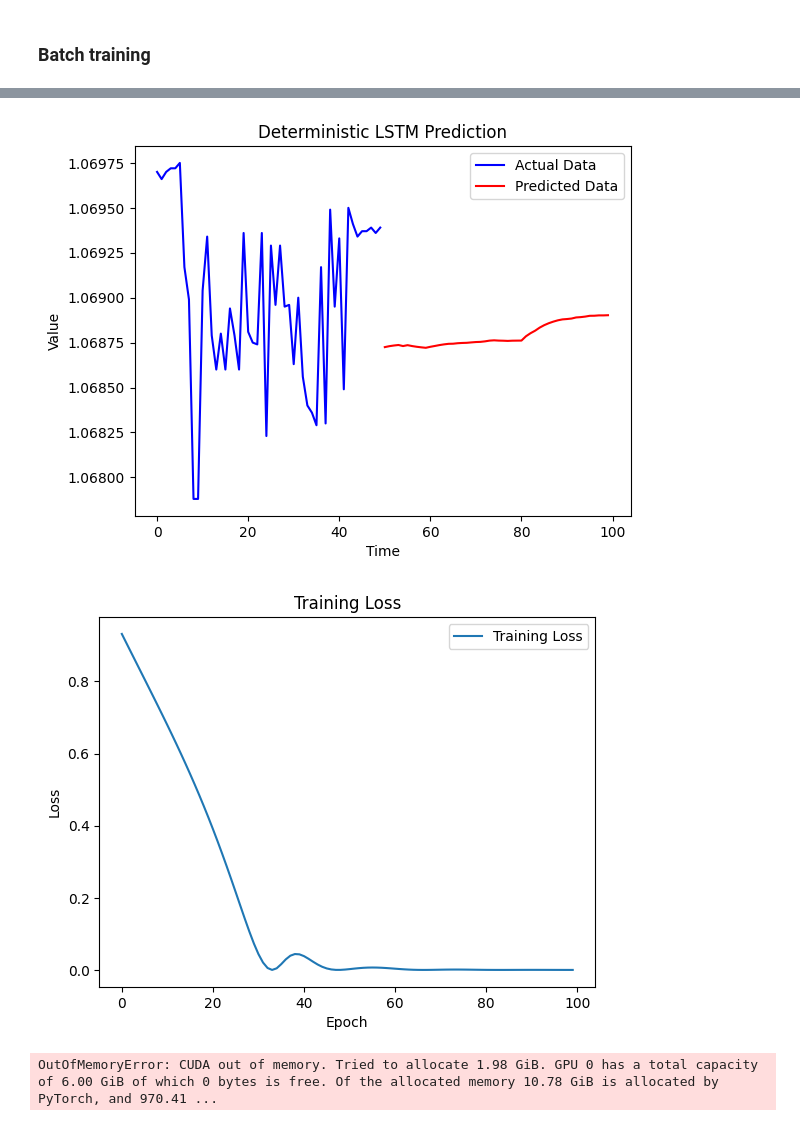
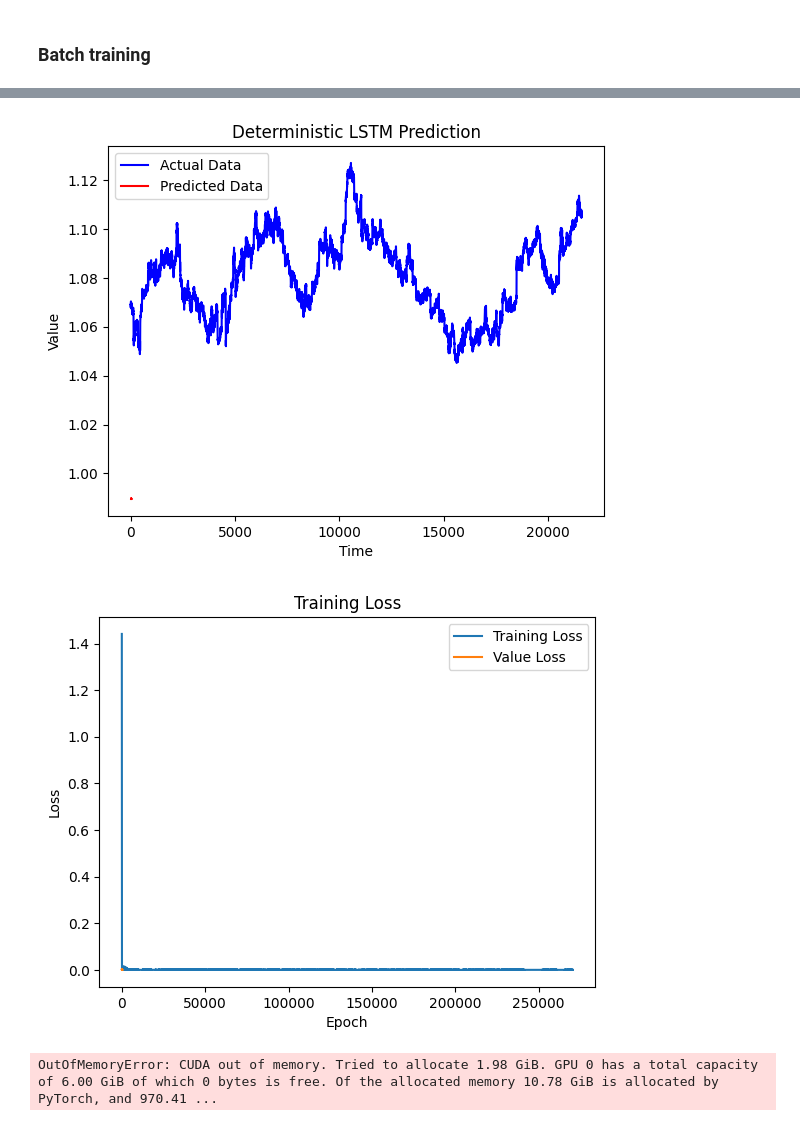
Before and after one commit to Suraj6E/EURUSD-DQN-LSTM, a Jupyter notebook: LSTM.ipynb, the cells around one changed output, grey strips where cells are left out. Saved outputs shown, nothing was run; the diff lists cells and outputs as text; code cells hidden in the pictures.

```diff
--- a/LSTM.ipynb
+++ b/LSTM.ipynb
@@ -175,7 +175,7 @@ class DeterministicLSTM(nn.Module):
 # losses = train_model(model, gaussian_nll_loss, optimizer, data_sequences_tensor, target_labels, num_epochs)
 # %%
 # Define the window size
-window_size = 500
+window_size = 10
 
 # Generate X_train and y_train tensors
 X_train = torch.cat([data_tensor[:, i:i+window_size] for i in range(len(data_tensor[0]) - window_size)], dim=0)
@@ -228,7 +299,7 @@ OutOfMemoryError: CUDA out of memory. Tried to allocate 25.20 GiB. GPU 0 has a t
 # Assuming you have defined data_tensor, window_size, and target_tensor previously
 
 # Define window size
-window_size = 500
+window_size = 20
 
 # Generate X_train and y_train tensors
 X_train = torch.cat([data_tensor[:, i:i+window_size] for i in range(len(data_tensor[0]) - window_size)], dim=0)
@@ -340,17 +430,18 @@ plt.ylabel('Value')
 plt.legend()
 plt.show()
 # %% [output]
-[figure, old version]
+[figure, new version]
 # %%
 # Plot loss function within epochs
-plt.plot(losses, label='Training Loss')
+plt.plot(train_losses, label='Training Loss')
+plt.plot(val_losses, label='Value Loss')
 plt.title('Training Loss')
 plt.xlabel('Epoch')
 plt.ylabel('Loss')
 plt.legend()
 plt.show()
 # %% [output]
-[figure, old version]
+[figure, new version]
 # %%
 #### save trained modal
 torch.save(model.state_dict(), './TrainedModals/D-LSTM_1M_1000epoch.pth')
```
Also changed, not shown: parts of 6 cells of this notebook.
